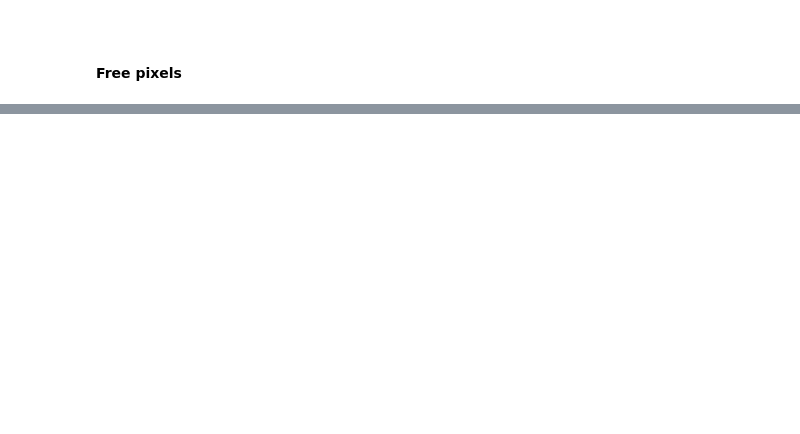
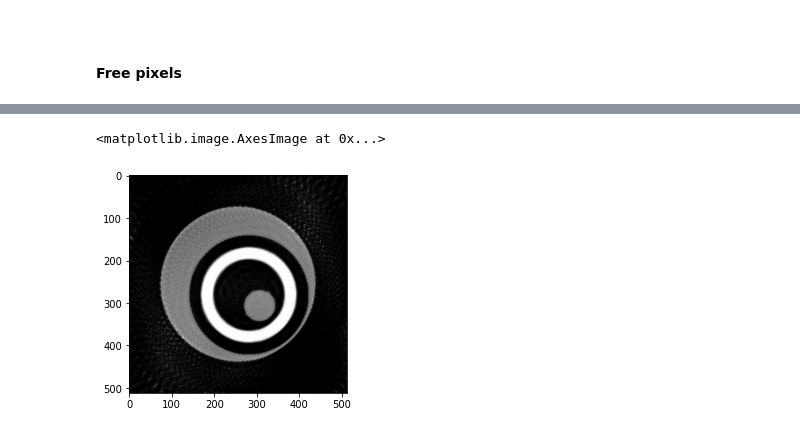
Before and after one commit to OhGreat/DART_python, a Jupyter notebook: dart_steps_test.ipynb, the cells around one changed output, grey strips where cells are left out. Cells and saved outputs as stored; diff of their text form; code cells hidden in the pictures; blank space fills up the shorter version.

```diff
--- a/dart_steps_test.ipynb
+++ b/dart_steps_test.ipynb
@@ -79,0 +77,16 @@ def SIRT(projections, previous_recon, free_pixels):
+# %%
+# prepare all the data
+img = np.array(Image.open("data/circles/circles_1.png"), dtype=np.uint8)
+img_width, img_height = img.shape
+gray_lvls = [0, 150, 255]
+vol_geom = astra.creators.create_vol_geom([img_width,img_height])
+phantom_id = astra.data2d.create('-vol', vol_geom, data=img)
+projector_id, sino_id, sinogram = project_from_2D(phantom_id,
+                                                    vol_geom,50,1.0)
+
+dart = DART()
+res = dart(iters=10,
+            gray_levels=gray_lvls,p=0.5,
+            vol_shape=img.shape,
+            projector_id=projector_id, sino_id=sino_id,
+            SART_iter=200)
@@ -79,0 +105,7 @@ def SIRT(projections, previous_recon, free_pixels):
+# %%
+res[ res > 255] = 255
+res[ res < 0] = 0
+plt.imshow(res, cmap="Greys")
+# %% [output]
+<matplotlib.image.AxesImage at 0x...>
+[figure, added]
```
Also changed, not shown: parts of 14 cells of this notebook, 2 other files.
